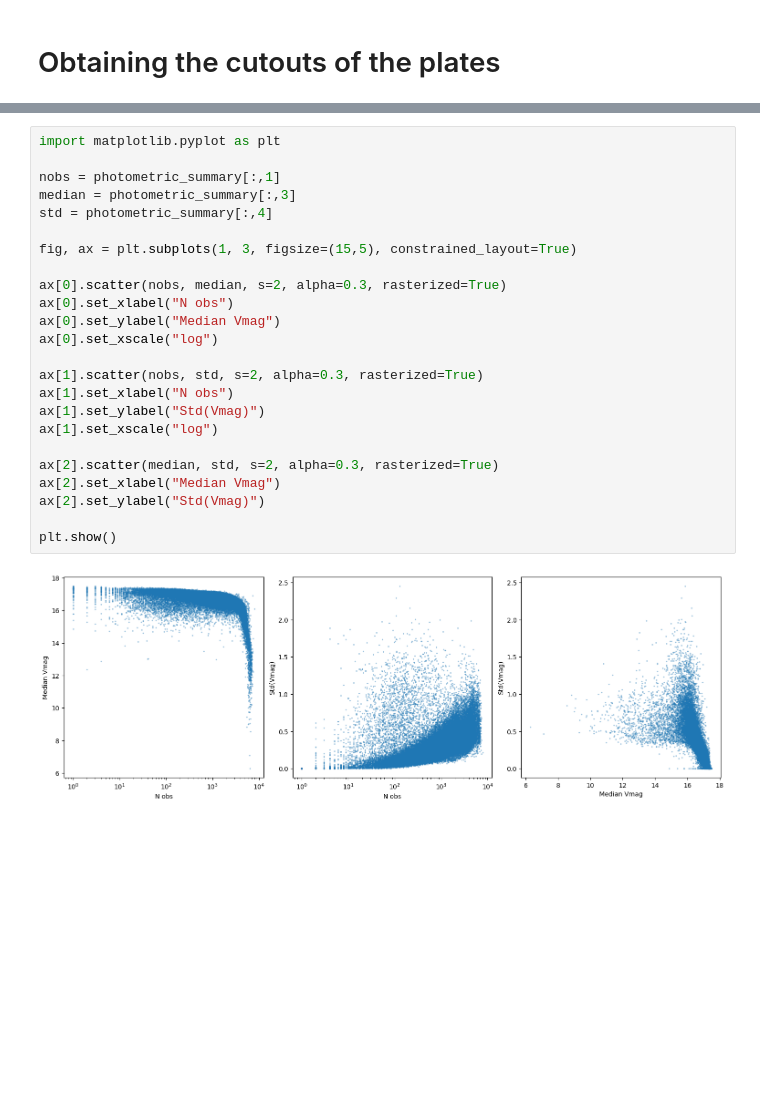
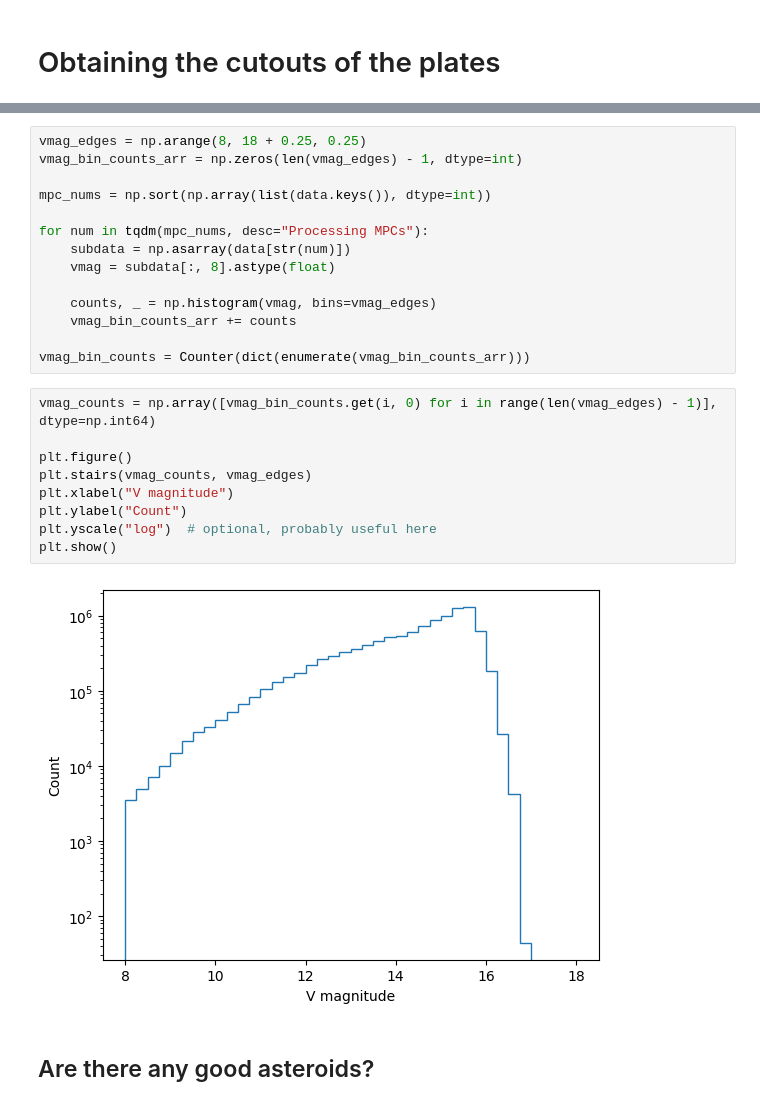
Before and after one commit to IgnacioMPineda/Astrometric-Coordinates-of-Bright-Asteroids-over-the-Epoch-of-the-DASCH-Photometric-Plates, a Jupyter notebook: Finding_Good_Candidates.ipynb, the cells around one changed output, grey strips where cells are left out. Cells and saved outputs as stored; diff of their text form; blank space fills up the shorter version.

```diff
--- a/Finding_Good_Candidates.ipynb
+++ b/Finding_Good_Candidates.ipynb
@@ -106,29 +105,30 @@ plt.show()
 # %%
-import matplotlib.pyplot as plt
+vmag_edges = np.arange(8, 18 + 0.25, 0.25)
+vmag_bin_counts_arr = np.zeros(len(vmag_edges) - 1, dtype=int)
 
-nobs = photometric_summary[:,1]
-median = photometric_summary[:,3]
-std = photometric_summary[:,4]
+mpc_nums = np.sort(np.array(list(data.keys()), dtype=int))
 
-fig, ax = plt.subplots(1, 3, figsize=(15,5), constrained_layout=True)
+for num in tqdm(mpc_nums, desc="Processing MPCs"):
+    subdata = np.asarray(data[str(num)])
+    vmag = subdata[:, 8].astype(float)
 
-ax[0].scatter(nobs, median, s=2, alpha=0.3, rasterized=True)
-ax[0].set_xlabel("N obs")
-ax[0].set_ylabel("Median Vmag")
-ax[0].set_xscale("log")
+    counts, _ = np.histogram(vmag, bins=vmag_edges)
+    vmag_bin_counts_arr += counts
 
-ax[1].scatter(nobs, std, s=2, alpha=0.3, rasterized=True)
-ax[1].set_xlabel("N obs")
-ax[1].set_ylabel("Std(Vmag)")
-ax[1].set_xscale("log")
-
-ax[2].scatter(median, std, s=2, alpha=0.3, rasterized=True)
-ax[2].set_xlabel("Median Vmag")
-ax[2].set_ylabel("Std(Vmag)")
-
-plt.show()
+vmag_bin_counts = Counter(dict(enumerate(vmag_bin_counts_arr)))
-# %% [output]
-[figure, removed]
+# %%
+vmag_counts = np.array([vmag_bin_counts.get(i, 0) for i in range(len(vmag_edges) - 1)], dtype=np.int64)
+
+plt.figure()
+plt.stairs(vmag_counts, vmag_edges)
+plt.xlabel("V magnitude")
+plt.ylabel("Count")
+plt.yscale("log")  # optional, probably useful here
+plt.show()
+# %% [output]
+[figure, added]
+# %% [markdown]
+## Are there any good asteroids?
 # %%
 targets = np.arange(6, 21)
 
```
Also changed, not shown: parts of 24 cells of this notebook.
